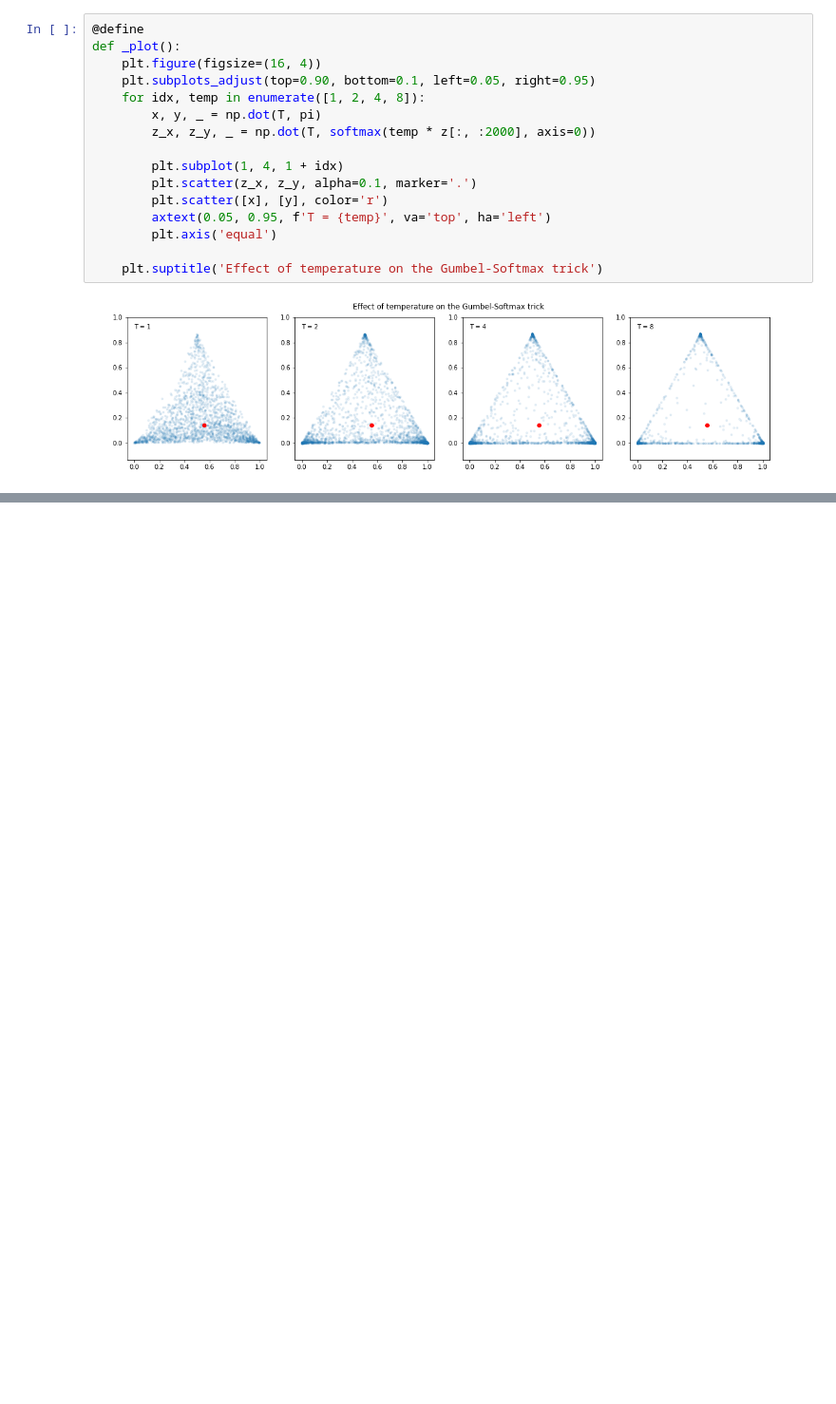
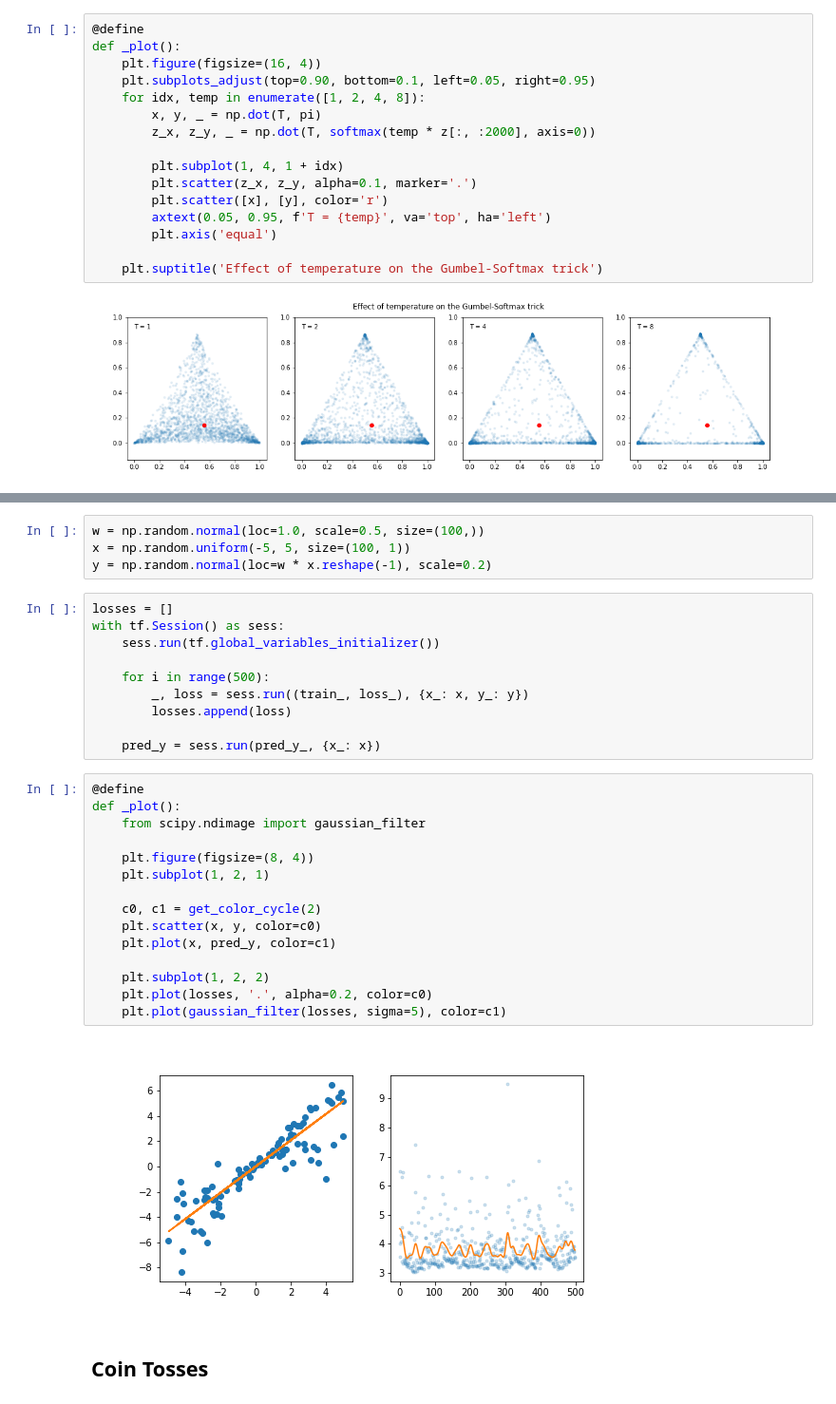
Before and after one commit to chmp/misc-exp, a Jupyter notebook: BuildingBlocks/BlackBox.ipynb, the cells around one changed output, grey strips where cells are left out. Shown at 95% size. Drawn from its saved outputs; the diff is of its cells as text; blank space fills up the shorter version.

```diff
--- a/BuildingBlocks/BlackBox.ipynb
+++ b/BuildingBlocks/BlackBox.ipynb
@@ -431,0 +481,33 @@ def _plot():
+# %%
+w = np.random.normal(loc=1.0, scale=0.5, size=(100,))
+x = np.random.uniform(-5, 5, size=(100, 1))
+y = np.random.normal(loc=w * x.reshape(-1), scale=0.2)
+# %%
+losses = []
+with tf.Session() as sess:
+    sess.run(tf.global_variables_initializer())
+
+    for i in range(500):
+        _, loss = sess.run((train_, loss_), {x_: x, y_: y})
+        losses.append(loss)
+
+    pred_y = sess.run(pred_y_, {x_: x})
+# %%
+@define
+def _plot():
+    from scipy.ndimage import gaussian_filter
+
+    plt.figure(figsize=(8, 4))
+    plt.subplot(1, 2, 1)
+
+    c0, c1 = get_color_cycle(2)
+    plt.scatter(x, y, color=c0)
+    plt.plot(x, pred_y, color=c1)
+
+    plt.subplot(1, 2, 2)
+    plt.plot(losses, '.', alpha=0.2, color=c0)
+    plt.plot(gaussian_filter(losses, sigma=5), color=c1)
+# %% [output]
+[figure, added]
+# %% [markdown]
+## Coin Tosses
```
Also changed, not shown: parts of 32 cells of this notebook, 3 other files.
